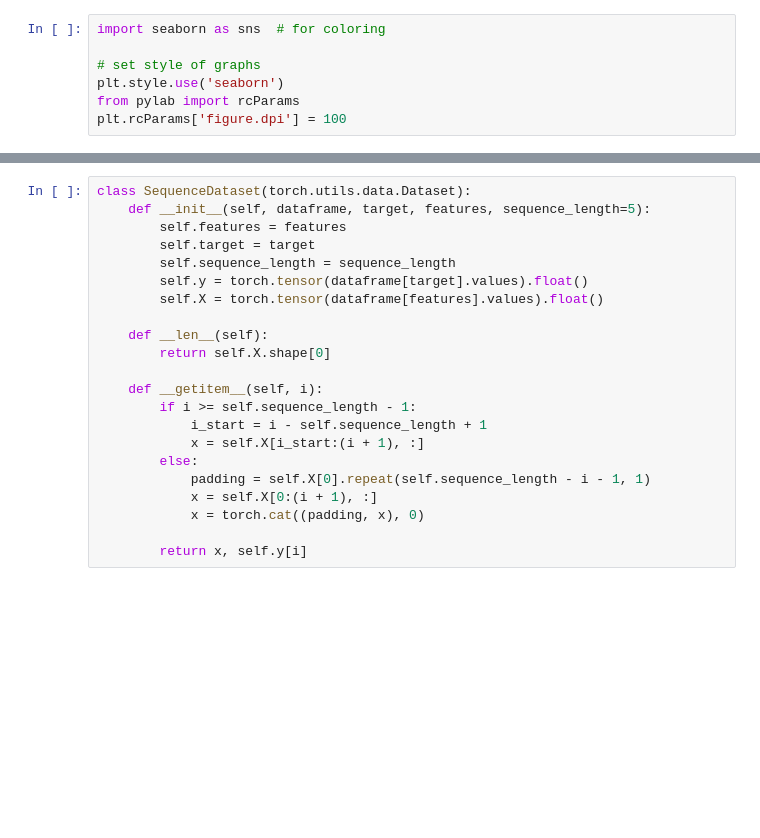
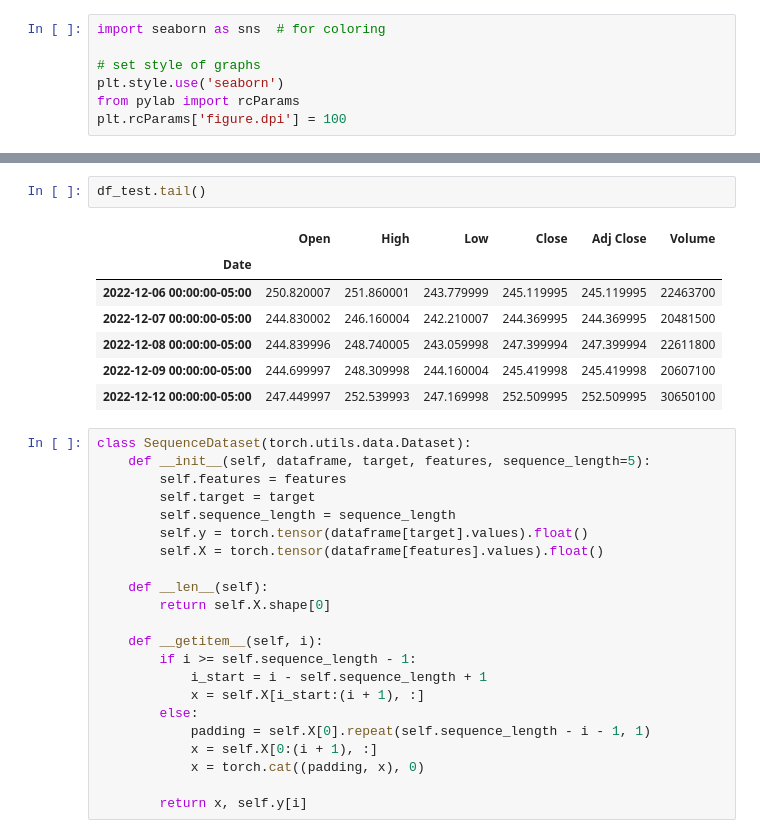
Before and after one commit to SilvioBaratto/stockpy, a Jupyter notebook: stockpy/neural_network/test.ipynb, the cells around one changed output, grey strips where cells are left out. Drawn from its saved outputs; the diff is of its cells as text; blank space fills up the shorter version.

```diff
--- a/stockpy/neural_network/test.ipynb
+++ b/stockpy/neural_network/test.ipynb
@@ -32,3 +46,13 @@ df_train, df_test = train_test_split(df, test_size=0.3, shuffle=False)
+# %%
+df_test.tail()
+# %% [output]
+|  | Open | High | Low | Close | Adj Close | Volume |
+| Date |  |  |  |  |  |  |
+| 2022-12-06 00:00:00-05:00 | 250.820007 | 251.860001 | 243.779999 | 245.119995 | 245.119995 | 22463700 |
+| 2022-12-07 00:00:00-05:00 | 244.830002 | 246.160004 | 242.210007 | 244.369995 | 244.369995 | 20481500 |
+| 2022-12-08 00:00:00-05:00 | 244.839996 | 248.740005 | 243.059998 | 247.399994 | 247.399994 | 22611800 |
+| 2022-12-09 00:00:00-05:00 | 244.699997 | 248.309998 | 244.160004 | 245.419998 | 245.419998 | 20607100 |
+| 2022-12-12 00:00:00-05:00 | 247.449997 | 252.539993 | 247.169998 | 252.509995 | 252.509995 | 30650100 |
 # %%
 class SequenceDataset(torch.utils.data.Dataset):
     def __init__(self, dataframe, target, features, sequence_length=5):
```
Also changed, not shown: parts of 14 cells of this notebook, 21 other files.
